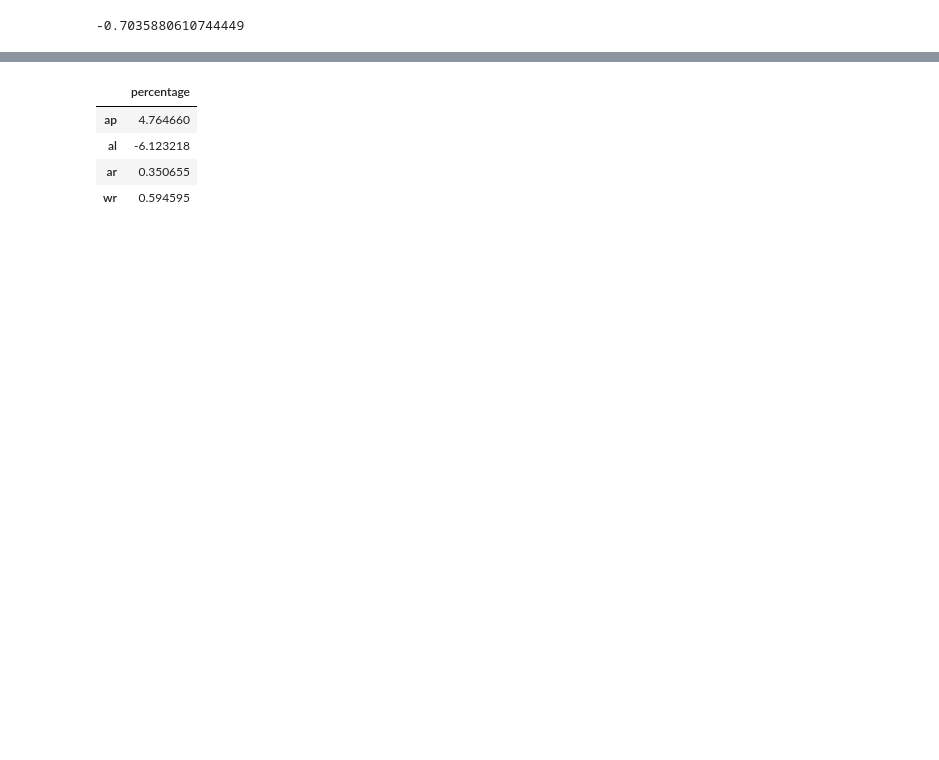
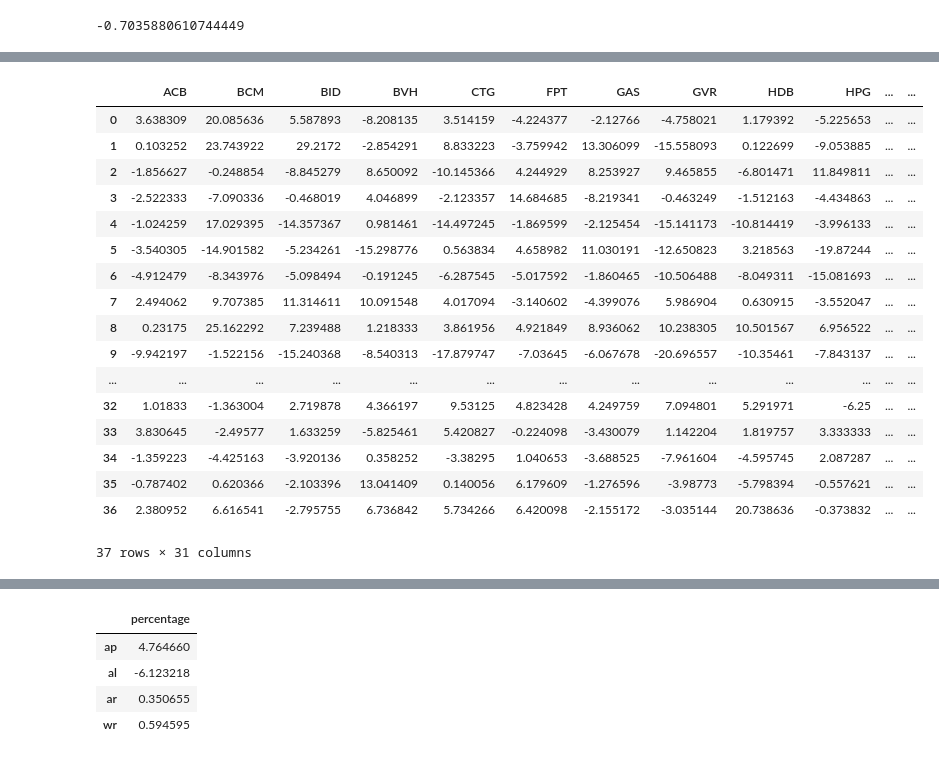
Before and after one commit to HuyVu541/An-adaptive-algorithm-utilizing-the-Fama-French-three-factor-model-for-improving-portfolios, a Jupyter notebook: FF3 Stock Selection.ipynb, the cells around one changed output, grey strips where cells are left out. Cells and saved outputs as stored; diff of their text form; code cells hidden in the pictures; blank space fills up the shorter version.

```diff
--- a/FF3 Stock Selection.ipynb
+++ b/FF3 Stock Selection.ipynb
@@ -458,6 +436,27 @@ def backtest_diverse(monthly_data, portfolios, log = False):
     return history, metrics
 # %%
 history, metrics = backtest_diverse(monthly_test_data, portfolios)
+# %%
+monthly_test_data
+# %% [output]
+|  | ACB | BCM | BID | BVH | CTG | FPT | GAS | GVR | HDB | HPG | ... | ... |
+| 0 | 3.638309 | 20.085636 | 5.587893 | -8.208135 | 3.514159 | -4.224377 | -2.12766 | -4.758021 | 1.179392 | -5.225653 | ... | ... |
+| 1 | 0.103252 | 23.743922 | 29.2172 | -2.854291 | 8.833223 | -3.759942 | 13.306099 | -15.558093 | 0.122699 | -9.053885 | ... | ... |
+| 2 | -1.856627 | -0.248854 | -8.845279 | 8.650092 | -10.145366 | 4.244929 | 8.253927 | 9.465855 | -6.801471 | 11.849811 | ... | ... |
+| 3 | -2.522333 | -7.090336 | -0.468019 | 4.046899 | -2.123357 | 14.684685 | -8.219341 | -0.463249 | -1.512163 | -4.434863 | ... | ... |
+| 4 | -1.024259 | 17.029395 | -14.357367 | 0.981461 | -14.497245 | -1.869599 | -2.125454 | -15.141173 | -10.814419 | -3.996133 | ... | ... |
+| 5 | -3.540305 | -14.901582 | -5.234261 | -15.298776 | 0.563834 | 4.658982 | 11.030191 | -12.650823 | 3.218563 | -19.87244 | ... | ... |
+| 6 | -4.912479 | -8.343976 | -5.098494 | -0.191245 | -6.287545 | -5.017592 | -1.860465 | -10.506488 | -8.049311 | -15.081693 | ... | ... |
+| 7 | 2.494062 | 9.707385 | 11.314611 | 10.091548 | 4.017094 | -3.140602 | -4.399076 | 5.986904 | 0.630915 | -3.552047 | ... | ... |
+| 8 | 0.23175 | 25.162292 | 7.239488 | 1.218333 | 3.861956 | 4.921849 | 8.936062 | 10.238305 | 10.501567 | 6.956522 | ... | ... |
+| 9 | -9.942197 | -1.522156 | -15.240368 | -8.540313 | -17.879747 | -7.03645 | -6.067678 | -20.696557 | -10.35461 | -7.843137 | ... | ... |
+| ... | ... | ... | ... | ... | ... | ... | ... | ... | ... | ... | ... | ... |
+| 32 | 1.01833 | -1.363004 | 2.719878 | 4.366197 | 9.53125 | 4.823428 | 4.249759 | 7.094801 | 5.291971 | -6.25 | ... | ... |
+| 33 | 3.830645 | -2.49577 | 1.633259 | -5.825461 | 5.420827 | -0.224098 | -3.430079 | 1.142204 | 1.819757 | 3.333333 | ... | ... |
+| 34 | -1.359223 | -4.425163 | -3.920136 | 0.358252 | -3.38295 | 1.040653 | -3.688525 | -7.961604 | -4.595745 | 2.087287 | ... | ... |
+| 35 | -0.787402 | 0.620366 | -2.103396 | 13.041409 | 0.140056 | 6.179609 | -1.276596 | -3.98773 | -5.798394 | -0.557621 | ... | ... |
+| 36 | 2.380952 | 6.616541 | -2.795755 | 6.736842 | 5.734266 | 6.420098 | -2.155172 | -3.035144 | 20.738636 | -0.373832 | ... | ... |
+37 rows × 31 columns
 # %%
 print('Downtrend: 2022 - 2023')
 print(f'VN30 average: {total_profit(monthly_test_data[1:13])}')
```
Also changed, not shown: parts of 14 cells of this notebook.
